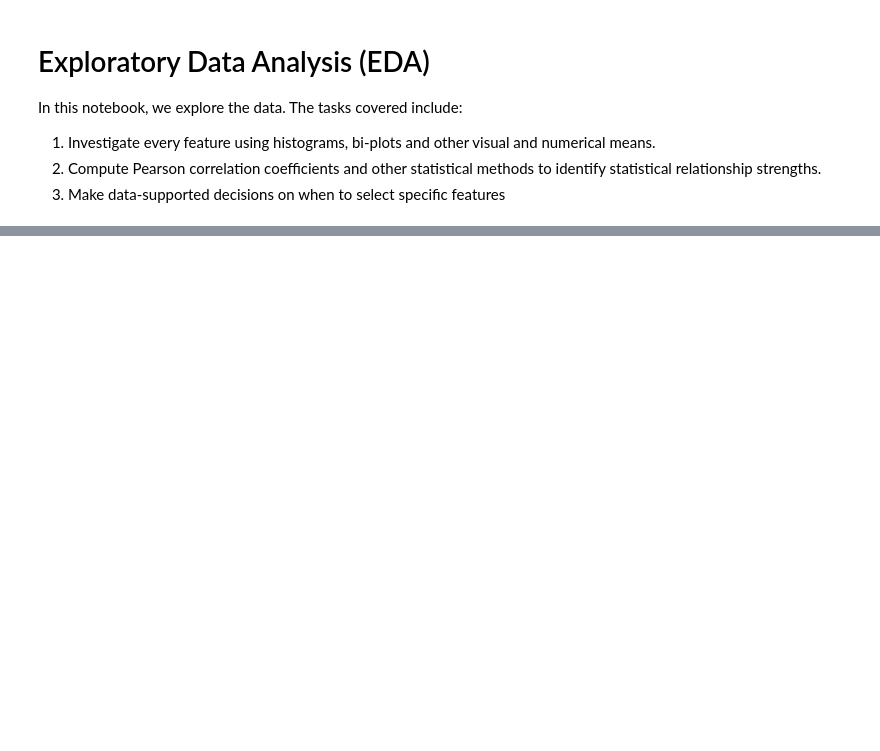
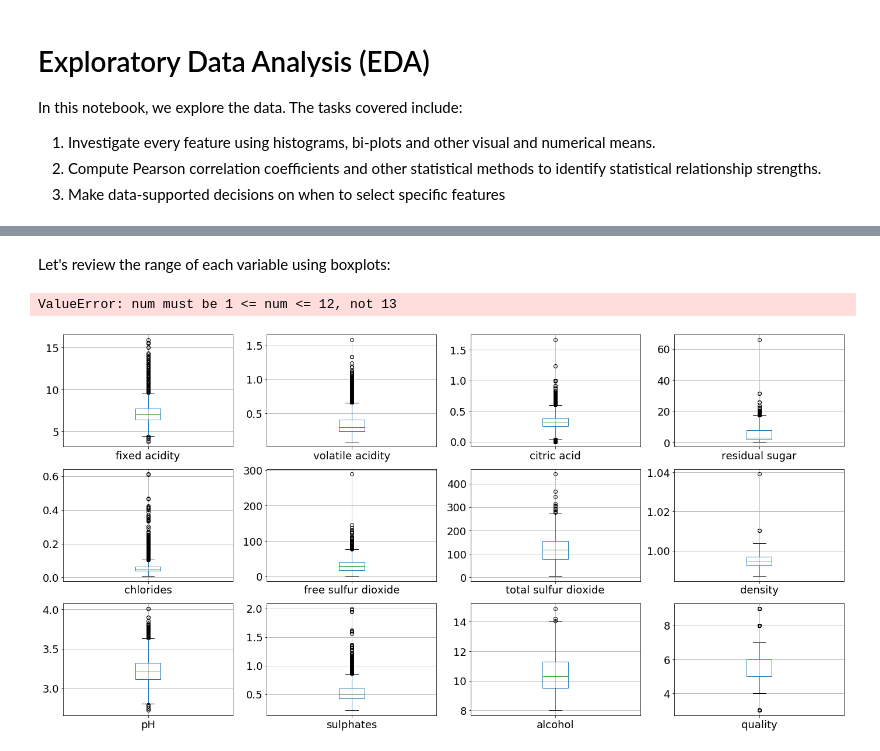
Before and after one commit to jeffkoskulics/Springboard, a Jupyter notebook: Capstone2/notebooks/ExploratoryDataAnalysis.ipynb, the cells around one changed output, grey strips where cells are left out. Drawn from its saved outputs; the diff is of its cells as text; code cells hidden in the pictures; blank space fills up the shorter version.

Commit message:
updated boxplot function

```diff
--- a/Capstone2/notebooks/ExploratoryDataAnalysis.ipynb
+++ b/Capstone2/notebooks/ExploratoryDataAnalysis.ipynb
@@ -19,0 +20,23 @@ wine.head()
+# %%
+# Helper function for an array of boxplots
+
+import matplotlib.pyplot as plt
+
+def boxplots(df):
+    num_columns_to_plot = len(df.columns)
+    num_columns = 4
+    num_rows = -(-num_columns_to_plot // 4)
+    col_names = df.columns
+    plt.figure(figsize=(24,12))
+    for i, col in enumerate(col_names):
+        plt.subplot(num_rows,num_columns//3,i+1)
+        df.boxplot(column = col,fontsize=18)
+    plt.tight_layout()
+    plt.show()
+# %% [markdown]
+Let's review the range of each variable using boxplots:
+# %%
+boxplots(wine)
+# %% [output]
+ValueError: num must be 1 <= num <= 12, not 13
+[figure, added]
```
Also changed, not shown: parts of 1 cell of this notebook, 1 other file.
